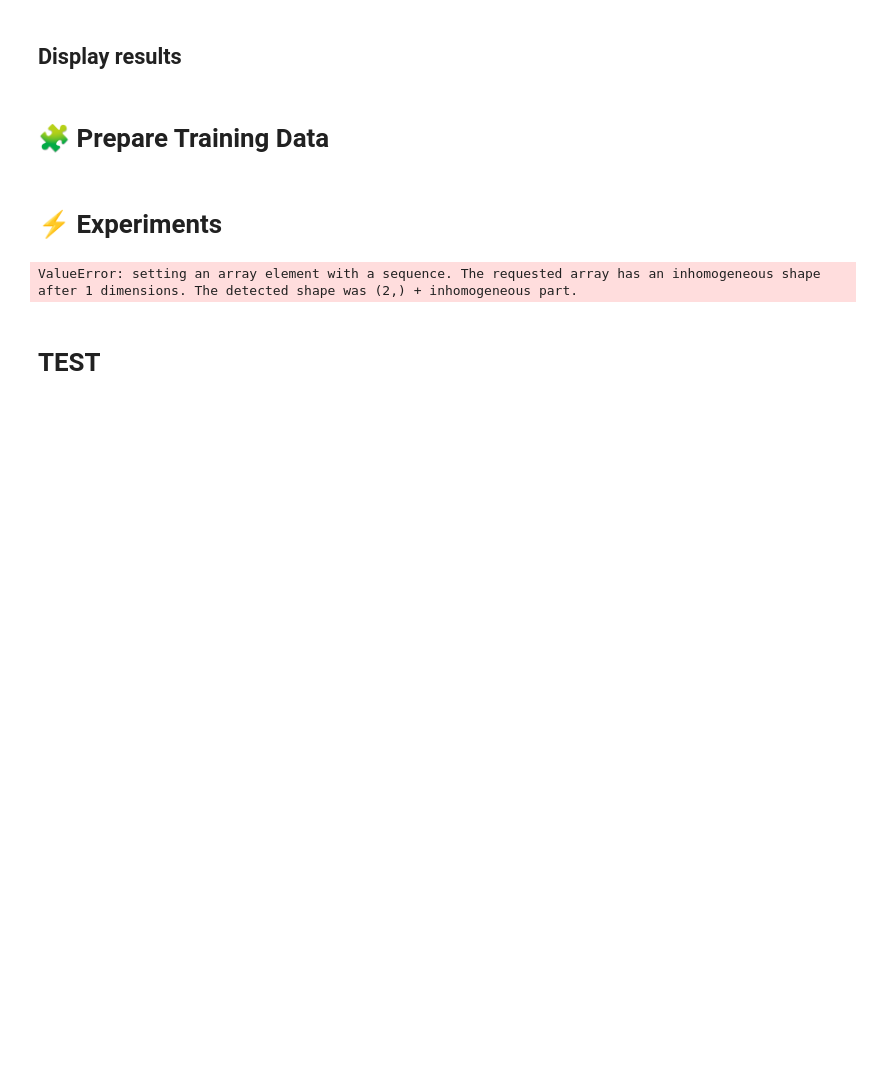
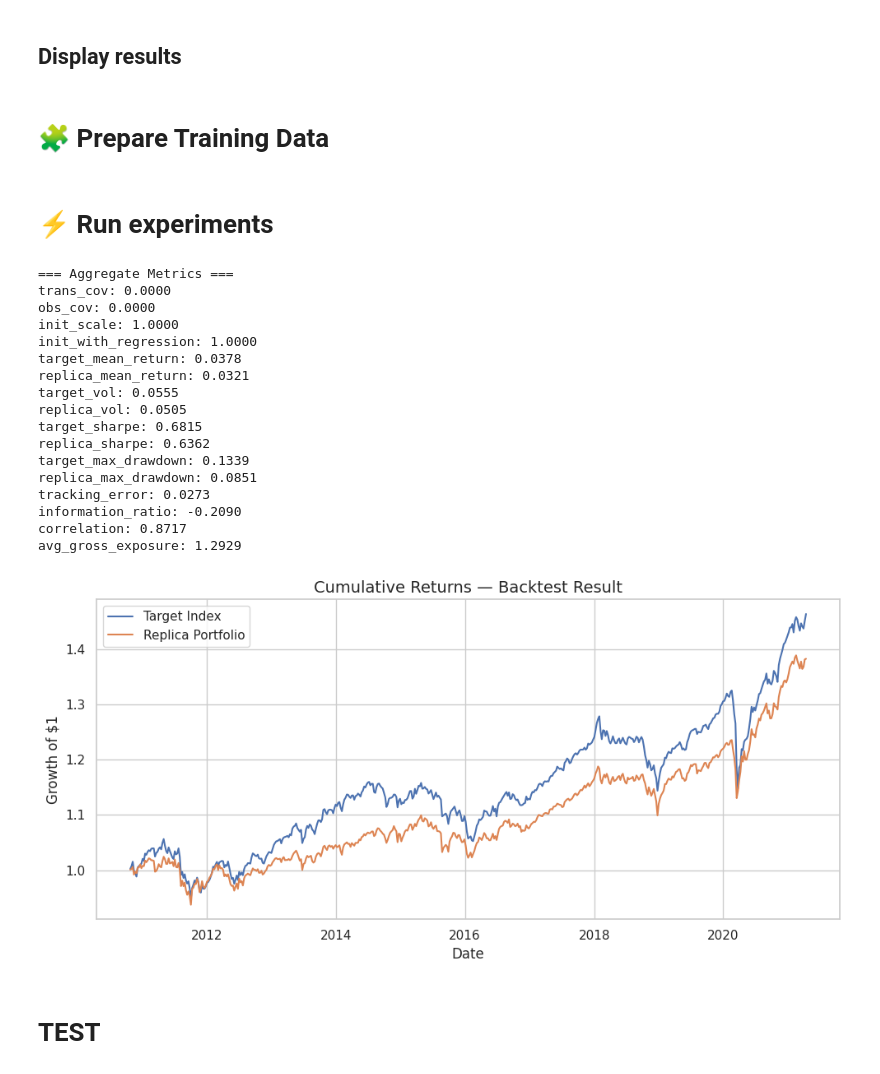
Before and after one commit to jacopo-raffaeli/portfolio-replica, a Jupyter notebook: notebooks/02_Model_Training.ipynb, the cells around one changed output. Saved outputs shown, nothing was run; the diff lists cells and outputs as text; code cells hidden in the pictures; blank space fills up the shorter version.

Commit message:
Add kalman

```diff
--- a/notebooks/02_Model_Training.ipynb
+++ b/notebooks/02_Model_Training.ipynb
@@ -329,7 +329,11 @@ def unscale_weights(model):
     return original_weights, scale
 # %%
 def simulate_backtest_regression(
-    X, y, splitter, build_model, model_params,
+    X,
+    y,
+    splitter,
+    build_model,
+    model_params,
     constraint_funcs=None,
     constraint_params=None,
     transaction_cost_rate=0.0,
@@ -518,7 +522,7 @@ def simulate_backtest_kalman(
         scale = None  # not applicable in Kalman
 
         # Apply constraints
-        original_weights, constraints_metadata = apply_constraints(
+        original_weights = apply_constraints(
             original_weights,
             constraint_funcs=constraint_funcs,
             prev_weights=weights_history,
@@ -1077,15 +1081,18 @@ index_weights = {
 X, y = prepare_X_y(df_indeces, df_futures, index_weights)
 # %%
 #TODO: Visualize the monster index and its relations with the futures
-# %% [markdown]
-# ⚡ Experiments
+# %% [markdown]
+# ⚡ Run experiments
 # %%
 experiment_config = {
     # === Model Selection ===
-    "model_name": "elasticnet",
+    "model_name": "kalman",
     "model_params": {
 
-        # Kalman weight init
+        # Kalman-specific
+        "trans_cov": 1e-5,
+        "obs_cov": 1e-5,
+        "init_scale": 1.0,
         "init_with_regression": True,
         "regressor_cls": ElasticNet,
         "regressor_params": {
@@ -1097,8 +1104,6 @@ experiment_config = {
         "alpha":    0.01,
         "l1_ratio": 0.0
     },
-    # Kalman only, initial vector of weights
-    "init_with_regression": False,
 
     # === Preprocessing ===
     "scaler_name": "standard",
@@ -1109,33 +1114,50 @@ experiment_config = {
 
     # === Backtest Settings ===
     "split_strategy": "sliding",
     "window":          156,
     "step":            1,
 
     # === Constraints ===
     "constraint_funcs": [
         constraint_gross_exposure,
         constraint_var_historical,
         constraint_turnover_band
     ],
     "constraint_params": {
         "constraint_gross_exposure": {},
         "constraint_var_historical": {},
         "constraint_turnover_band": {"min_turnover": 0.01, "max_turnover": 0.2}
     },
 
     # === Transaction Costs ===
     "transaction_cost_rate": 4*1e-4,
 
     # === Logging ===
     "verbose":          False,
     "save_model":       False,
     "model_save_path":  None
 }
 
 result = run_single_backtest_experiment(experiment_config)
 display_backtest_result(result)
 # %% [output]
-ValueError: setting an array element with a sequence. The requested array has an inhomogeneous shape after 1 dimensions. The detected shape was (2,) + inhomogeneous part.
+=== Aggregate Metrics ===
+trans_cov: 0.0000
+obs_cov: 0.0000
+init_scale: 1.0000
+init_with_regression: 1.0000
+target_mean_return: 0.0378
+replica_mean_return: 0.0321
+target_vol: 0.0555
+replica_vol: 0.0505
+target_sharpe: 0.6815
+replica_sharpe: 0.6362
+target_max_drawdown: 0.1339
+replica_max_drawdown: 0.0851
+tracking_error: 0.0273
+information_ratio: -0.2090
+correlation: 0.8717
+avg_gross_exposure: 1.2929
+[figure, added]
 # %% [markdown]
 # TEST
```
Also changed, not shown: parts of 5 cells of this notebook.
